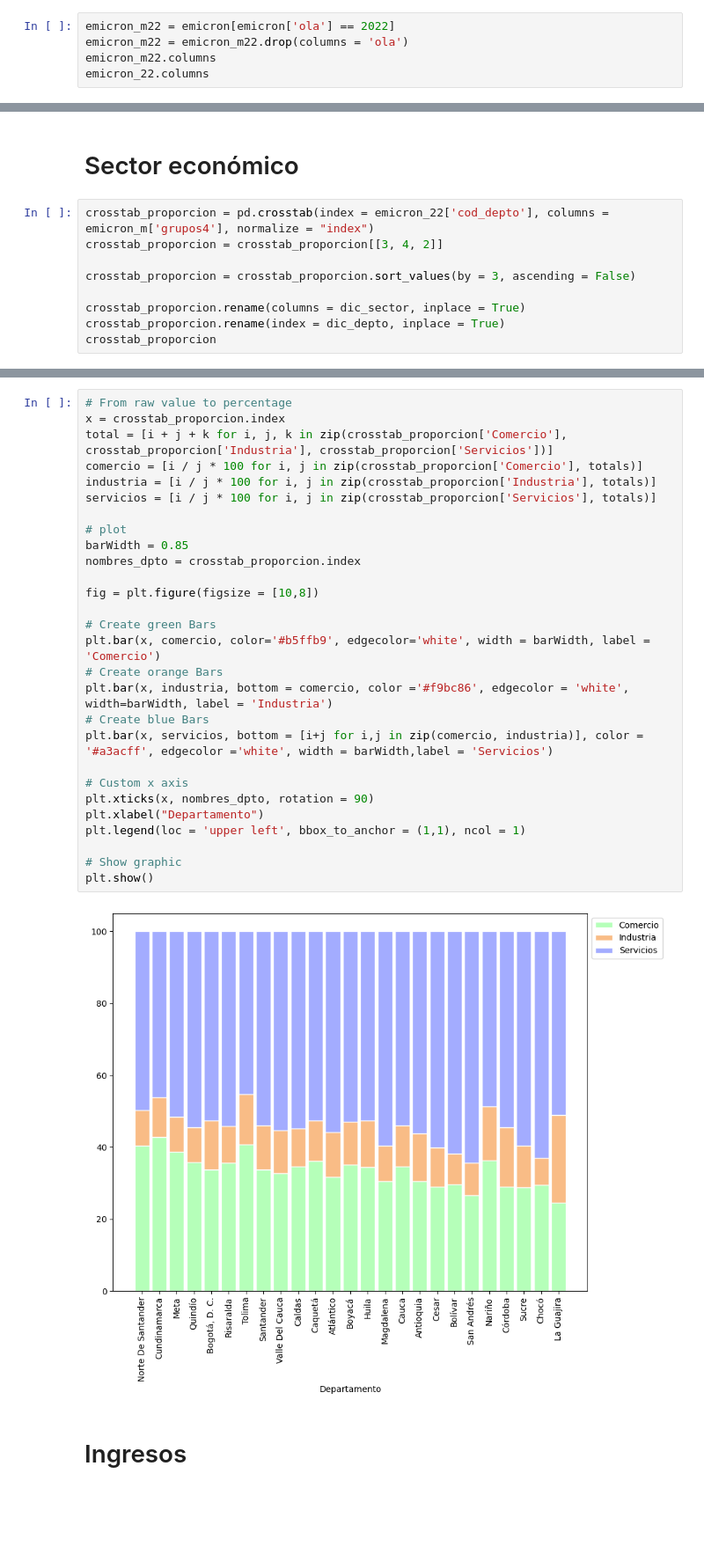
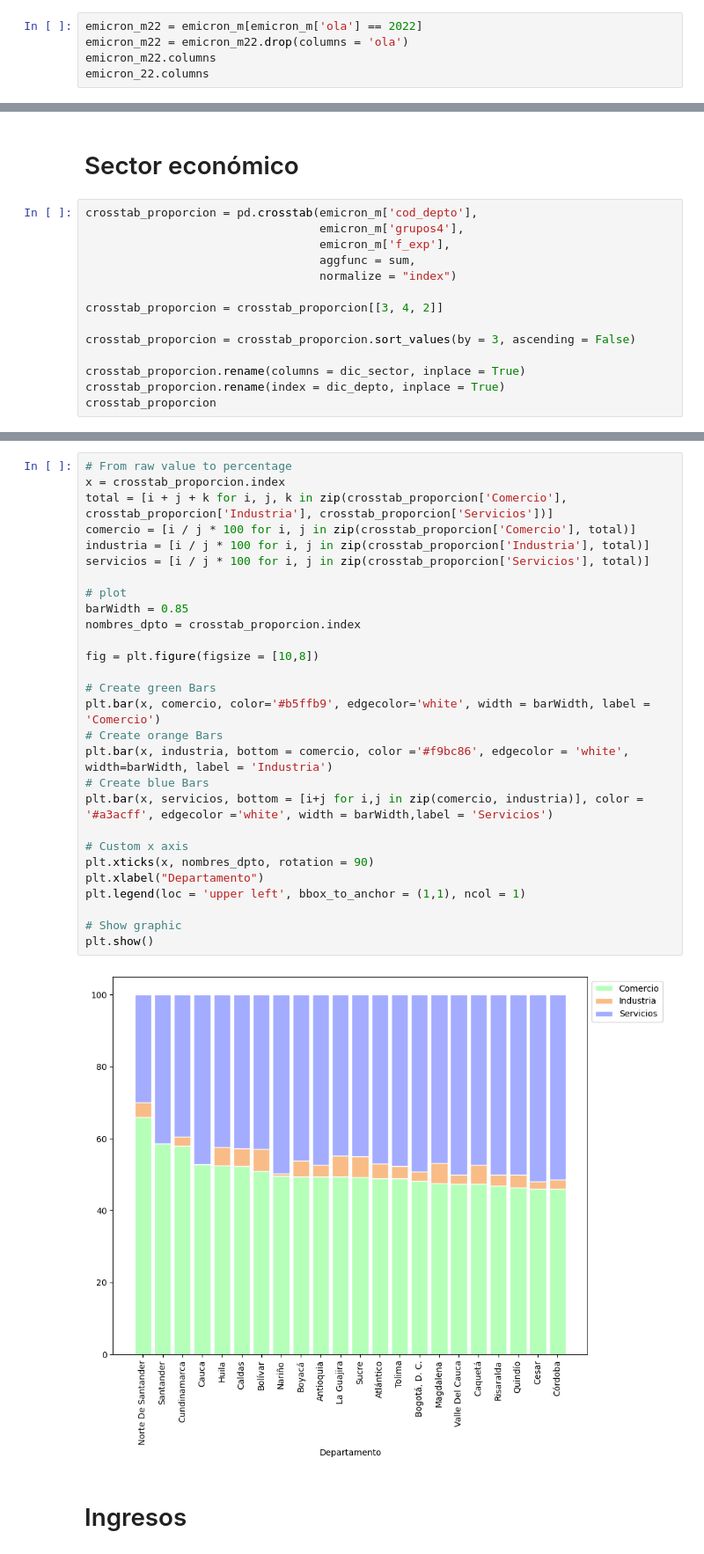
Before and after one commit to Ingenieco/dane, a Jupyter notebook: codigos_2024/analisis_descriptivo_moviles.ipynb, the cells around one changed output, grey strips where cells are left out. Shown at 88% size. Saved outputs shown, nothing was run; the diff lists cells and outputs as text; blank space fills up the shorter version.

```diff
--- a/codigos_2024/analisis_descriptivo_moviles.ipynb
+++ b/codigos_2024/analisis_descriptivo_moviles.ipynb
@@ -10,7 +10,7 @@ emicron_22 = pd.read_csv("D:/jupyter/dane/datos_crudos/emicron_22.csv")
 emicron_m = emicron_m.rename(columns = lambda x: x.lower())
 emicron_22 = emicron_22.rename(columns = lambda x: x.lower())
 # %%
-emicron_m22 = emicron[emicron['ola'] == 2022]
+emicron_m22 = emicron_m[emicron_m['ola'] == 2022]
 emicron_m22 = emicron_m22.drop(columns = 'ola')
 emicron_m22.columns
 emicron_22.columns
@@ -53,7 +53,12 @@ dic_g12 = {3:"Industria",
 # %% [markdown]
 # Sector económico
 # %%
-crosstab_proporcion = pd.crosstab(index = emicron_22['cod_depto'], columns = emicron_m['grupos4'], normalize = "index")
+crosstab_proporcion = pd.crosstab(emicron_m['cod_depto'],
+                                  emicron_m['grupos4'],
+                                  emicron_m['f_exp'],
+                                  aggfunc = sum,
+                                  normalize = "index")
+
 crosstab_proporcion = crosstab_proporcion[[3, 4, 2]]
 
 crosstab_proporcion = crosstab_proporcion.sort_values(by = 3, ascending = False)
@@ -116,32 +124,32 @@ y_loc
 # %%
 # From raw value to percentage
 x = crosstab_proporcion.index
 total = [i + j + k for i, j, k in zip(crosstab_proporcion['Comercio'], crosstab_proporcion['Industria'], crosstab_proporcion['Servicios'])]
-comercio = [i / j * 100 for i, j in zip(crosstab_proporcion['Comercio'], totals)]
-industria = [i / j * 100 for i, j in zip(crosstab_proporcion['Industria'], totals)]
-servicios = [i / j * 100 for i, j in zip(crosstab_proporcion['Servicios'], totals)]
+comercio = [i / j * 100 for i, j in zip(crosstab_proporcion['Comercio'], total)]
+industria = [i / j * 100 for i, j in zip(crosstab_proporcion['Industria'], total)]
+servicios = [i / j * 100 for i, j in zip(crosstab_proporcion['Servicios'], total)]
 
 # plot
 barWidth = 0.85
 nombres_dpto = crosstab_proporcion.index
 
 fig = plt.figure(figsize = [10,8])
 
 # Create green Bars
 plt.bar(x, comercio, color='#b5ffb9', edgecolor='white', width = barWidth, label = 'Comercio')
 # Create orange Bars
 plt.bar(x, industria, bottom = comercio, color ='#f9bc86', edgecolor = 'white', width=barWidth, label = 'Industria')
 # Create blue Bars
 plt.bar(x, servicios, bottom = [i+j for i,j in zip(comercio, industria)], color = '#a3acff', edgecolor ='white', width = barWidth,label = 'Servicios')
 
 # Custom x axis
 plt.xticks(x, nombres_dpto, rotation = 90)
 plt.xlabel("Departamento")
 plt.legend(loc = 'upper left', bbox_to_anchor = (1,1), ncol = 1)
 
 # Show graphic
 plt.show()
 # %% [output]
-[figure, old version]
+[figure, new version]
 # %% [markdown]
 # Ingresos
```
Also changed, not shown: parts of 13 cells of this notebook, 3 other files.
